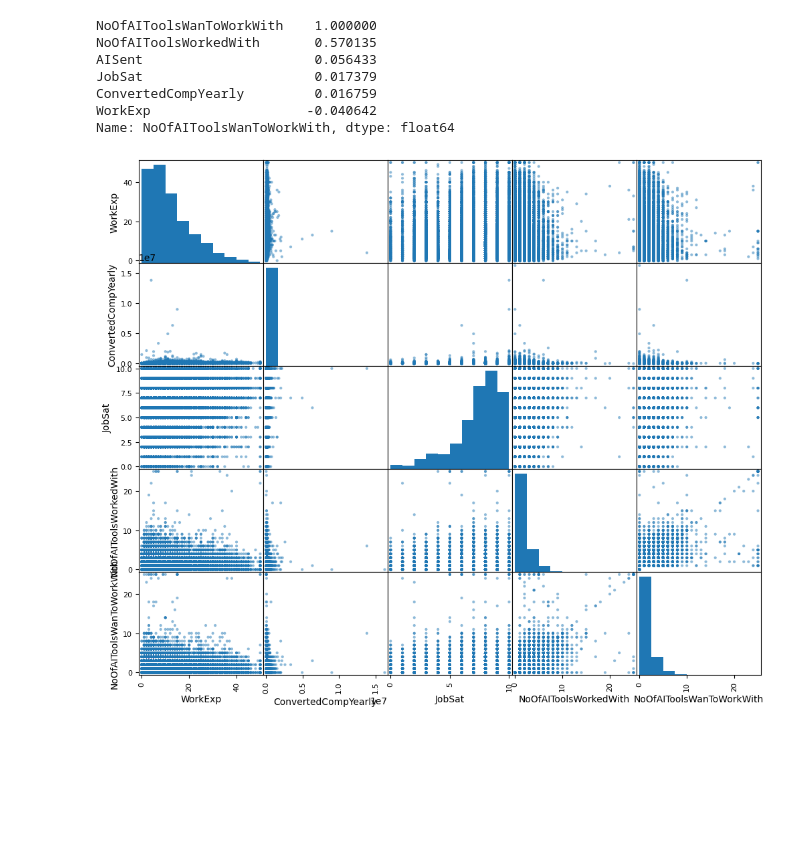
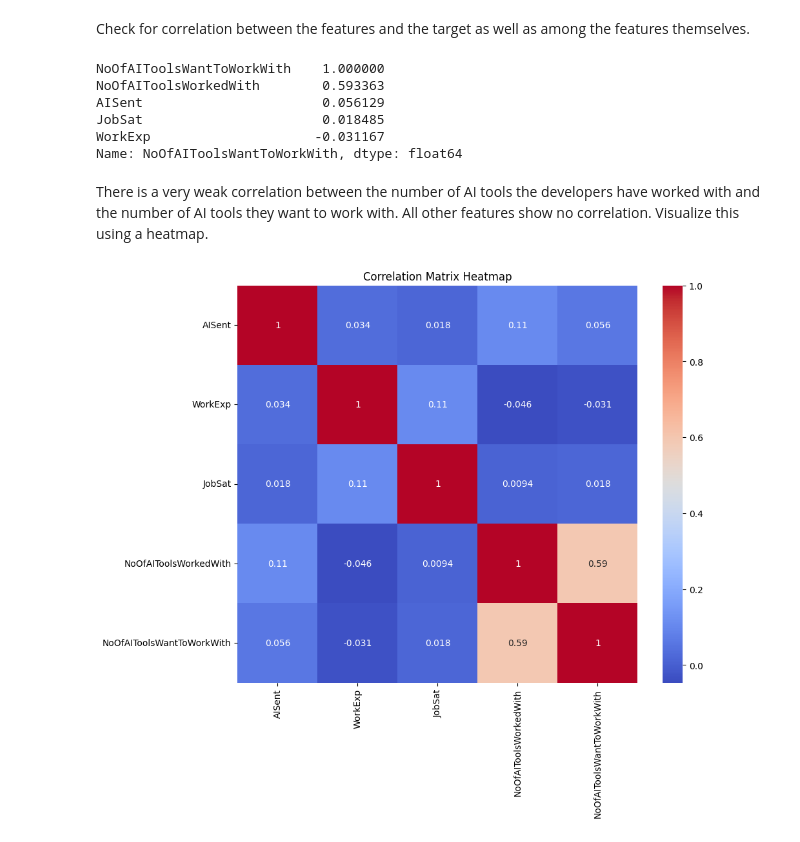
Before and after one commit to gelatti-07/ai_training-task, a Jupyter notebook: AnalyseImpactOfNumberOfToolsUsedAndIntendedToUseOnStanceForAI.ipynb, the cells around one changed output. Drawn from its saved outputs; the diff is of its cells as text; code cells hidden in the pictures; blank space fills up the shorter version.

```diff
--- a/AnalyseImpactOfNumberOfToolsUsedAndIntendedToUseOnStanceForAI.ipynb
+++ b/AnalyseImpactOfNumberOfToolsUsedAndIntendedToUseOnStanceForAI.ipynb
@@ -46,0 +26,12 @@ memory usage: 3.0+ MB
+# %%
+selected_columns=[
+    "AISent",
+    "AISearchDevHaveWorkedWith", # list of tool selection
+    "AISearchDevWantToWorkWith", # list of tool selection
+    "WorkExp",
+    "JobSat"
+]
+
+df_filtered=filter_columns_from_data_source(selected_columns,"survey_results_public.csv")
+df_filtered.info()
+df_filtered.describe()
@@ -47,14 +74,5 @@ memory usage: 3.0+ MB
 # %%
-# target is to look for correlation between number of AI search and development tools used and years of work experience, income job satisfaction
-df_filtered_ext=df_filtered
-df_filtered_ext["NoOfAIToolsWorkedWith"]=df_filtered["AISearchDevHaveWorkedWith"].apply(lambda item : len(item.split(";")) if isinstance(item, str) else 0)
-df_filtered_ext["NoOfAIToolsWanToWorkWith"]=df_filtered["AISearchDevWantToWorkWith"].apply(lambda item : len(item.split(";")) if isinstance(item, str) else 0)
+df_filtered["NoOfAIToolsWorkedWith"]=df_filtered["AISearchDevHaveWorkedWith"].apply(lambda item : len(item.split(";")) if isinstance(item, str) else 0)
+df_filtered["NoOfAIToolsWantToWorkWith"]=df_filtered["AISearchDevWantToWorkWith"].apply(lambda item : len(item.split(";")) if isinstance(item, str) else 0)
 
-df_num=df_filtered_ext.drop(["AISearchDevHaveWorkedWith","AISearchDevWantToWorkWith"],axis=1)
-
-# remove nan
-df_clean=df_num.dropna(how="any")
-
-# check all attitudes towards AI contained
-print(df_clean["NoOfAIToolsWanToWorkWith"].unique())
-df_clean.info()
+df_filtered=df_filtered.drop(["AISearchDevHaveWorkedWith","AISearchDevWantToWorkWith"],axis=1)
@@ -75,0 +81,7 @@ memory usage: 672.2+ KB
+# %%
+# remove nan
+df_clean=df_filtered.dropna(how="any")
+
+# check all attitudes towards AI contained
+print(df_clean["NoOfAIToolsWantToWorkWith"].unique())
+df_clean.info()
@@ -107,18 +136,24 @@ plt.show()
-# %%
-# analyse correlations
-corr_matrix=df_clean.corr()
-# Print the correlation matrix sorted by linear correlation with the target
-corr_matrix["NoOfAIToolsWanToWorkWith"].sort_values(ascending=False)
-# %% [output]
-NoOfAIToolsWanToWorkWith    1.000000
-NoOfAIToolsWorkedWith       0.570135
-AISent                      0.056433
-JobSat                      0.017379
-ConvertedCompYearly         0.016759
-WorkExp                    -0.040642
-Name: NoOfAIToolsWanToWorkWith, dtype: float64
+# %% [markdown]
+Check for correlation between the features and the target as well as among the features themselves.
+# %%
+# analyse correlations
+corr_matrix=df_clean.corr()
+# Print the correlation matrix sorted by linear correlation with the target
+corr_matrix["NoOfAIToolsWantToWorkWith"].sort_values(ascending=False)
+# %% [output]
+NoOfAIToolsWantToWorkWith    1.000000
+NoOfAIToolsWorkedWith        0.593363
+AISent                       0.056129
+JobSat                       0.018485
+WorkExp                     -0.031167
+Name: NoOfAIToolsWantToWorkWith, dtype: float64
+# %% [markdown]
+There is a very weak correlation between the number of AI tools the developers have worked with and the number of AI tools they want to work with. All other features show no correlation. Visualize this using a heatmap.
 # %%
-scatter_matrix(df_num, figsize=(12, 10))
+# plot heat map for correlation matrix
+plt.figure(figsize=(10, 8))
+sns.heatmap(corr_matrix, annot=True, cmap='coolwarm')
+plt.title('Correlation Matrix Heatmap')
 plt.show()
 # %% [output]
-[figure, old version]
+[figure, new version]
```
Also changed, not shown: parts of 28 cells of this notebook.
